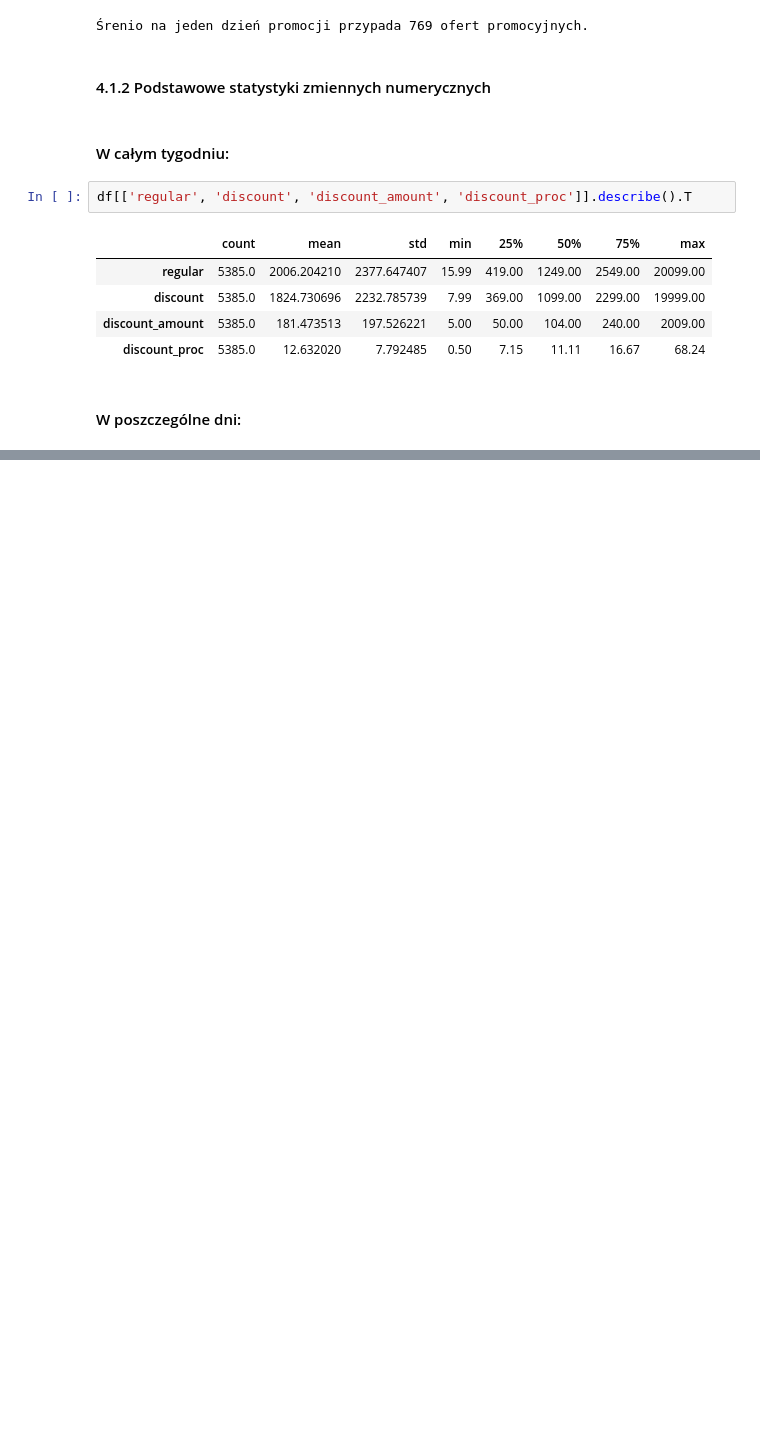
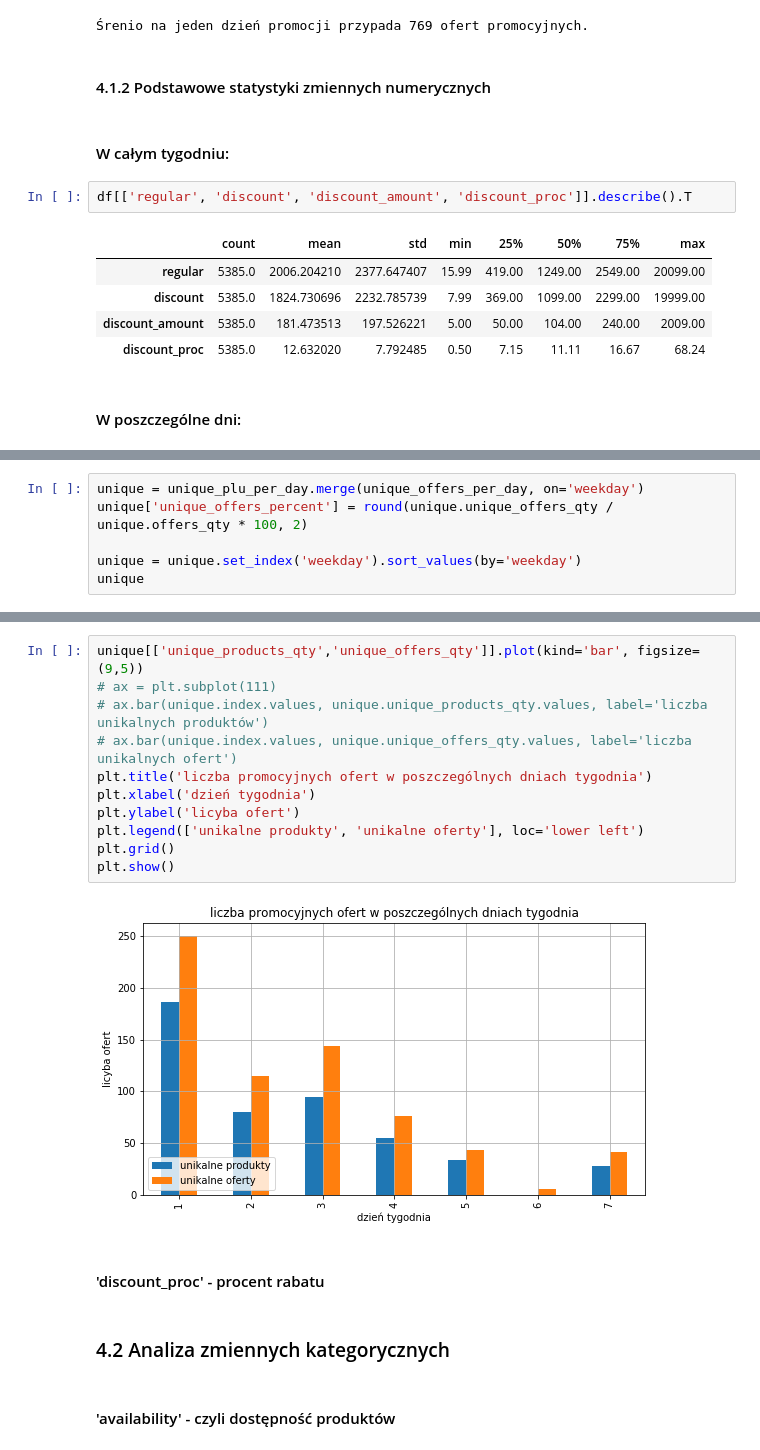
Before and after one commit to grzegorzpokorski/nocna-promocja-euro.com.pl, a Jupyter notebook: data_analysis.ipynb, the cells around one changed output, grey strips where cells are left out. Cells and saved outputs as stored; diff of their text form; blank space fills up the shorter version.

```diff
--- a/data_analysis.ipynb
+++ b/data_analysis.ipynb
@@ -355,0 +338,6 @@ Wszystkich jednak zawsze w promocjach najbardziej interesuje cena. Z powyższej
+# %%
+unique = unique_plu_per_day.merge(unique_offers_per_day, on='weekday')
+unique['unique_offers_percent'] = round(unique.unique_offers_qty / unique.offers_qty * 100, 2)
+
+unique = unique.set_index('weekday').sort_values(by='weekday')
+unique
@@ -355,0 +363,19 @@ Wszystkich jednak zawsze w promocjach najbardziej interesuje cena. Z powyższej
+# %%
+unique[['unique_products_qty','unique_offers_qty']].plot(kind='bar', figsize=(9,5))
+# ax = plt.subplot(111)
+# ax.bar(unique.index.values, unique.unique_products_qty.values, label='liczba unikalnych produktów')
+# ax.bar(unique.index.values, unique.unique_offers_qty.values, label='liczba unikalnych ofert')
+plt.title('liczba promocyjnych ofert w poszczególnych dniach tygodnia')
+plt.xlabel('dzień tygodnia')
+plt.ylabel('licyba ofert')
+plt.legend(['unikalne produkty', 'unikalne oferty'], loc='lower left')
+plt.grid()
+plt.show()
+# %% [output]
+[figure, added]
+# %% [markdown]
+#### 'discount_proc' - procent rabatu
+# %% [markdown]
+### 4.2 Analiza zmiennych kategorycznych
+# %% [markdown]
+#### 'availability' - czyli dostępność produktów
```
Also changed, not shown: parts of 29 cells of this notebook.
